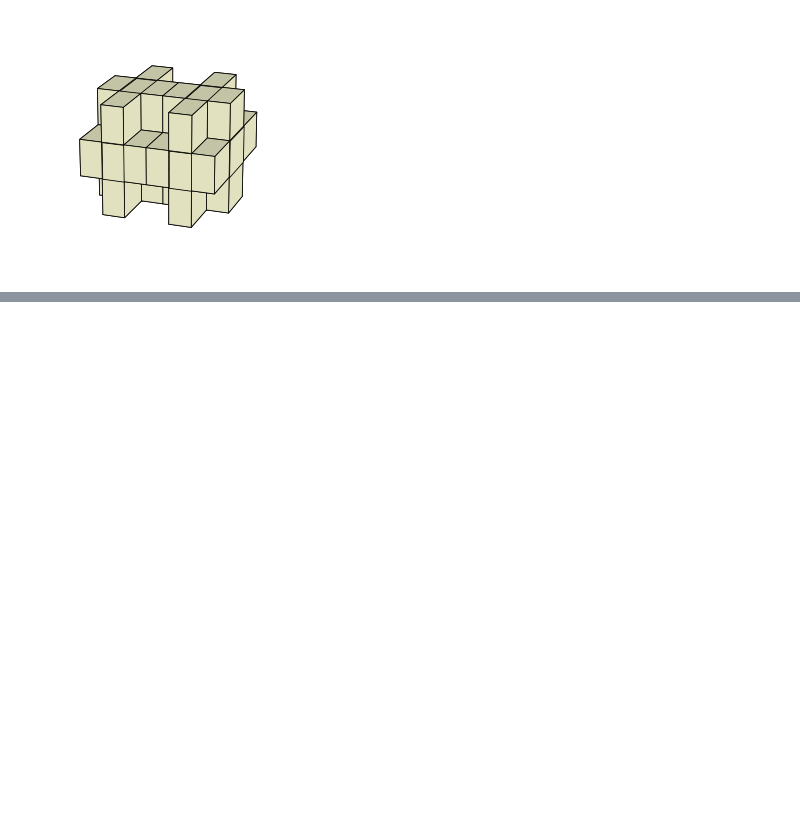
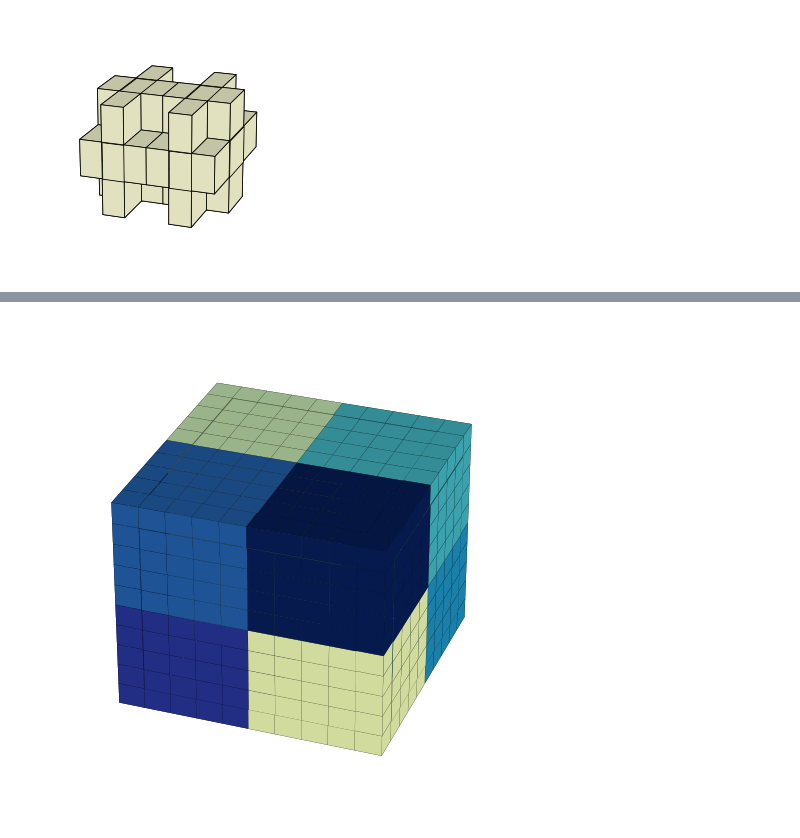
Before and after one commit to kolibril13/plywood-gallery, a Jupyter notebook: gallery.ipynb, the cells around one changed output, grey strips where cells are left out. Drawn from its saved outputs; the diff is of its cells as text; code cells hidden in the pictures; blank space fills up the shorter version.

```diff
--- a/gallery.ipynb
+++ b/gallery.ipynb
@@ -216,0 +251,9 @@ plot_voxels(stacked_array)
+# %%
+%%capture_png imgs/ArrayOrange.png --style "width: 150px"
+cmap = plt.get_cmap("YlGnBu")
+fig = plt.figure(figsize=(16, 9))
+voxelarray= make_voxelarray()
+ax1 = fig.add_subplot(1, 1, 1, projection="3d")
+plot_voxels(voxelarray, ax1)
+# %% [output]
+[figure, added]
```
Also changed, not shown: parts of 16 cells of this notebook, 10 other files.
